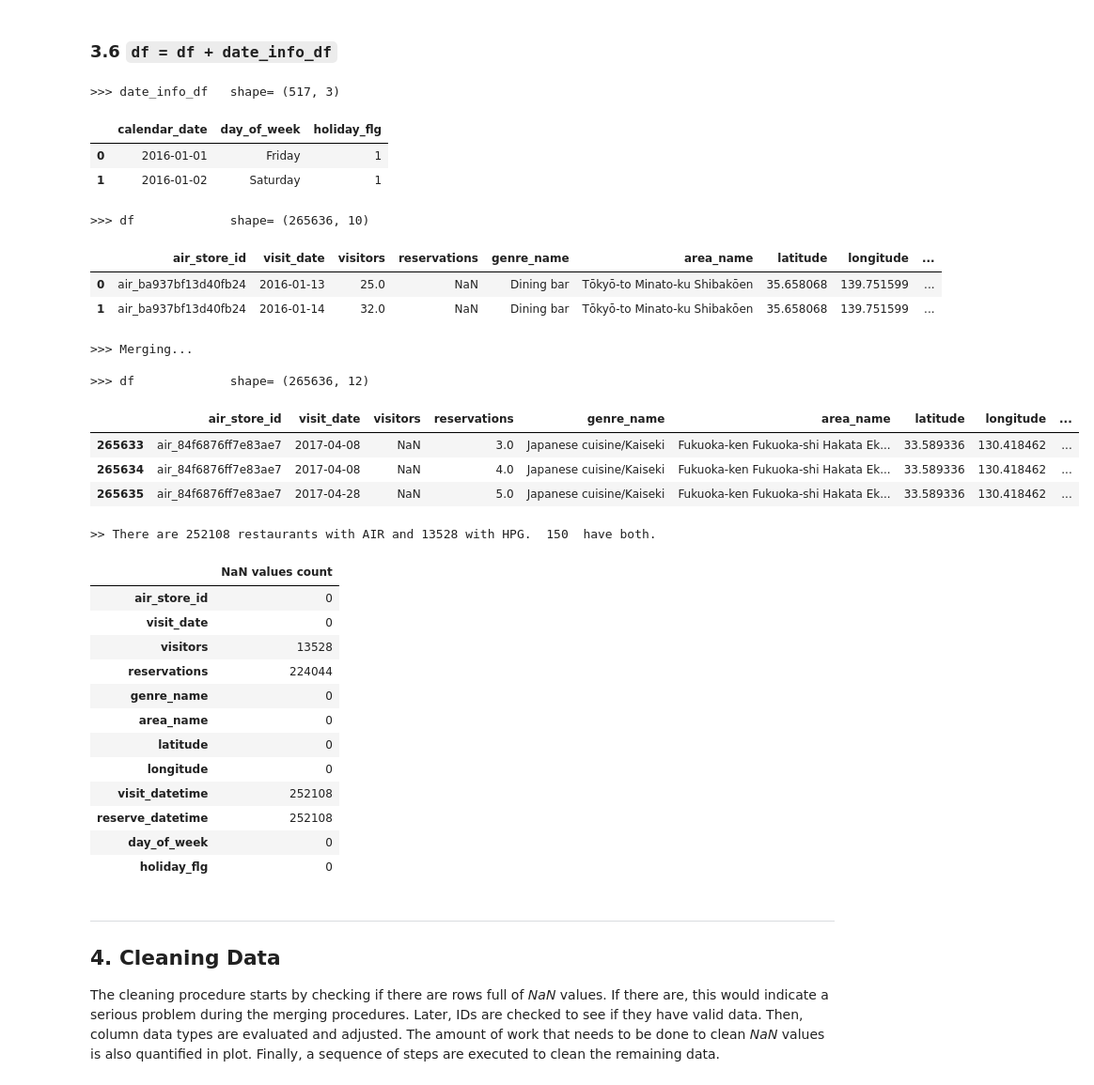
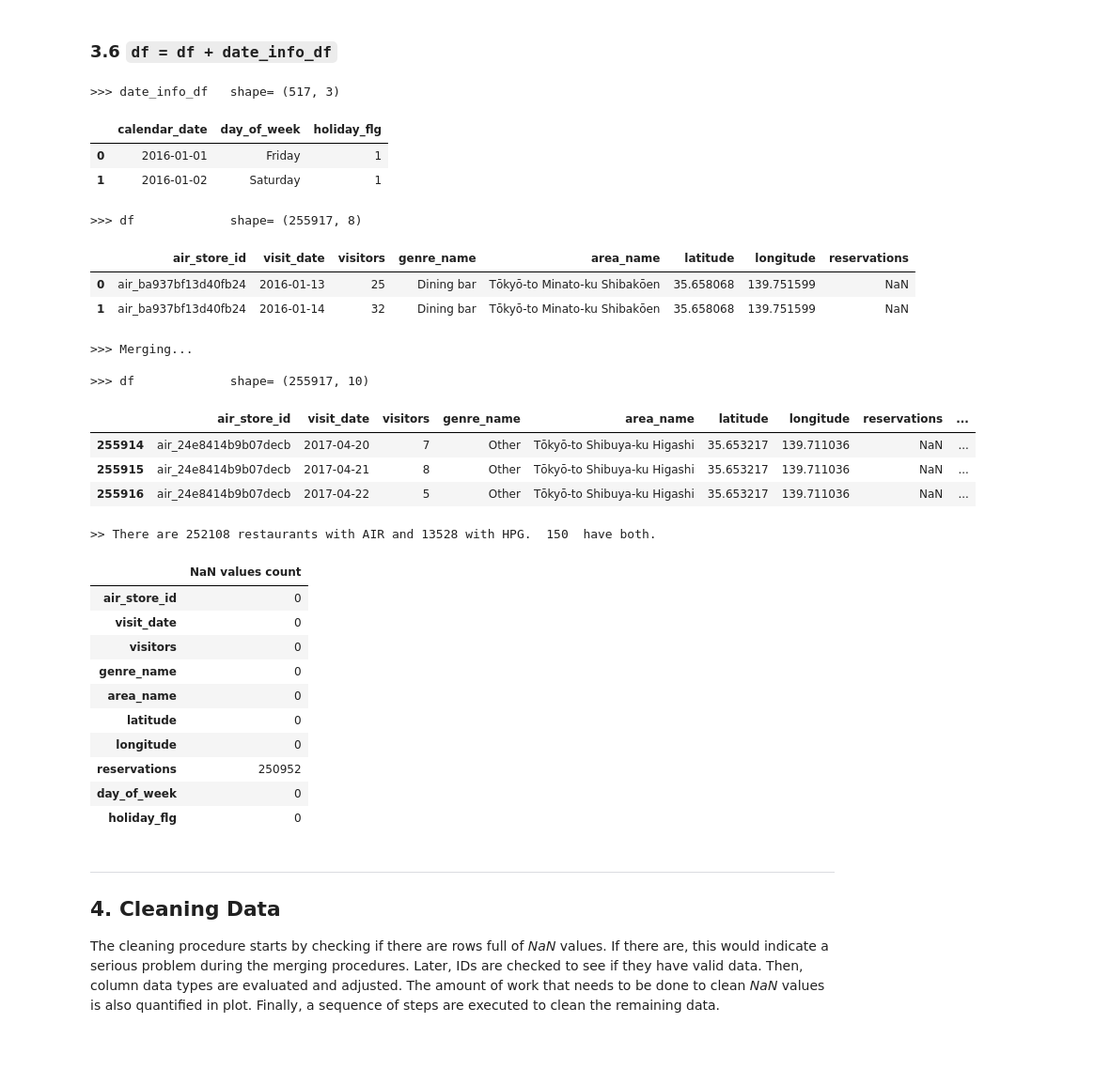
Before and after one commit to karlphillip/DataScience, a Jupyter notebook: Capstone Project1/1_data_wrangling_v3.ipynb, the cells around one changed output. Shown at 94% size. Saved outputs shown, nothing was run; the diff lists cells and outputs as text; code cells hidden in the pictures; blank space fills up the shorter version.

```diff
--- a/Capstone Project1/1_data_wrangling_v3.ipynb
+++ b/Capstone Project1/1_data_wrangling_v3.ipynb
@@ -352,6 +352,8 @@ print('>>> hpg_df rows with valid HPG & AIR ids: ',  round(valid_ids_percent, 1)
 hpg_df.rename(columns={'reserve_visitors': 'reservations'}, inplace=True)
 hpg_df.rename(columns={'hpg_genre_name': 'genre_name'}, inplace=True)
 hpg_df.rename(columns={'hpg_area_name' : 'area_name'}, inplace=True)
+hpg_df.drop('hpg_store_id',  axis=1, inplace=True)
+
 air_df.rename(columns={'air_genre_name': 'genre_name'}, inplace=True)
 air_df.rename(columns={'air_area_name' : 'area_name'}, inplace=True)
 
@@ -361,8 +363,12 @@ print('>>> hpg_df         shape=', hpg_df.shape)
 display(hpg_df.head(2))
 
 print('\n>>> Merging...\n')
-hpg_df.drop('hpg_store_id',  axis=1, inplace=True)
-df = pd.merge(air_df, hpg_df, how='outer')
+
+hpg_cols = ['air_store_id', 'visit_date', 'reservations']
+df = pd.merge(air_df, hpg_df[hpg_cols], on=hpg_cols[:-1], how='left')
+
+df['reservations'] = df['reservations_x'] + df['reservations_y']
+df.drop(['reservations_x', 'reservations_y'], 1, inplace=True)
 
 print('>>> df             shape=', df.shape)
 display(df.head(3))
@@ -404,55 +408,53 @@ print('>>> date_info_df   shape=', date_info_df.shape)
 display(date_info_df.head(2))
 
 print('>>> df             shape=', df.shape)
 display(df.head(2))
 
 # convert column visit_datetime from string to datetime object
-df['visit_datetime'] = pd.to_datetime(df['visit_datetime'])
+#df['visit_datetime'] = pd.to_datetime(df['visit_datetime'])
 
 # combine both datasets to add columns 'day_of_week' and 'holiday_flg' to merged_df
 print('\n>>> Merging...\n')
 df = pd.merge(df, date_info_df, left_on='visit_date', right_on='calendar_date', how='left')
 del df['calendar_date']
 
 # reorder columns
 #df = df[['air_store_id', area_name', 'genre_name', 'latitude', 'longitude', 'reserve_datetime', 'reservations', 'visit_datetime', 'visit_date', 'visitors', 'day_of_week', 'holiday_flg']]
 
 print('>>> df             shape=', df.shape)
 display(df.tail(3))
 
 print(">> There are", len(air_df), "restaurants with AIR and", len(hpg_df), "with HPG. ",len(store_ids_df),' have both.')
 
 # count how many NaNs are there
 nan_count_df, total_nan_count = check_invalid(df)
 display(nan_count_df)
 # %% [output]
 >>> date_info_df   shape= (517, 3)
 |  | calendar_date | day_of_week | holiday_flg |
 | 0 | 2016-01-01 | Friday | 1 |
 | 1 | 2016-01-02 | Saturday | 1 |
->>> df             shape= (265636, 10)
+>>> df             shape= (255917, 8)
-|  | air_store_id | visit_date | visitors | reservations | genre_name | area_name | latitude | longitude | ... |
-| 0 | air_ba937bf13d40fb24 | 2016-01-13 | 25.0 | NaN | Dining bar | Tōkyō-to Minato-ku Shibakōen | 35.658068 | 139.751599 | ... |
-| 1 | air_ba937bf13d40fb24 | 2016-01-14 | 32.0 | NaN | Dining bar | Tōkyō-to Minato-ku Shibakōen | 35.658068 | 139.751599 | ... |
+|  | air_store_id | visit_date | visitors | genre_name | area_name | latitude | longitude | reservations |
+| 0 | air_ba937bf13d40fb24 | 2016-01-13 | 25 | Dining bar | Tōkyō-to Minato-ku Shibakōen | 35.658068 | 139.751599 | NaN |
+| 1 | air_ba937bf13d40fb24 | 2016-01-14 | 32 | Dining bar | Tōkyō-to Minato-ku Shibakōen | 35.658068 | 139.751599 | NaN |
 >>> Merging...
 
->>> df             shape= (265636, 12)
+>>> df             shape= (255917, 10)
-|  | air_store_id | visit_date | visitors | reservations | genre_name | area_name | latitude | longitude | ... |
-| 265633 | air_84f6876ff7e83ae7 | 2017-04-08 | NaN | 3.0 | Japanese cuisine/Kaiseki | Fukuoka-ken Fukuoka-shi Hakata Ek... | 33.589336 | 130.418462 | ... |
-| 265634 | air_84f6876ff7e83ae7 | 2017-04-08 | NaN | 4.0 | Japanese cuisine/Kaiseki | Fukuoka-ken Fukuoka-shi Hakata Ek... | 33.589336 | 130.418462 | ... |
-| 265635 | air_84f6876ff7e83ae7 | 2017-04-28 | NaN | 5.0 | Japanese cuisine/Kaiseki | Fukuoka-ken Fukuoka-shi Hakata Ek... | 33.589336 | 130.418462 | ... |
+|  | air_store_id | visit_date | visitors | genre_name | area_name | latitude | longitude | reservations | ... |
+| 255914 | air_24e8414b9b07decb | 2017-04-20 | 7 | Other | Tōkyō-to Shibuya-ku Higashi | 35.653217 | 139.711036 | NaN | ... |
+| 255915 | air_24e8414b9b07decb | 2017-04-21 | 8 | Other | Tōkyō-to Shibuya-ku Higashi | 35.653217 | 139.711036 | NaN | ... |
+| 255916 | air_24e8414b9b07decb | 2017-04-22 | 5 | Other | Tōkyō-to Shibuya-ku Higashi | 35.653217 | 139.711036 | NaN | ... |
 >> There are 252108 restaurants with AIR and 13528 with HPG.  150  have both.
 |  | NaN values count |
 | air_store_id | 0 |
 | visit_date | 0 |
-| visitors | 13528 |
-| reservations | 224044 |
+| visitors | 0 |
 | genre_name | 0 |
 | area_name | 0 |
 | latitude | 0 |
 | longitude | 0 |
-| visit_datetime | 252108 |
-| reserve_datetime | 252108 |
+| reservations | 250952 |
 | day_of_week | 0 |
 | holiday_flg | 0 |
 # %% [markdown]
```
Also changed, not shown: parts of 14 cells of this notebook.
